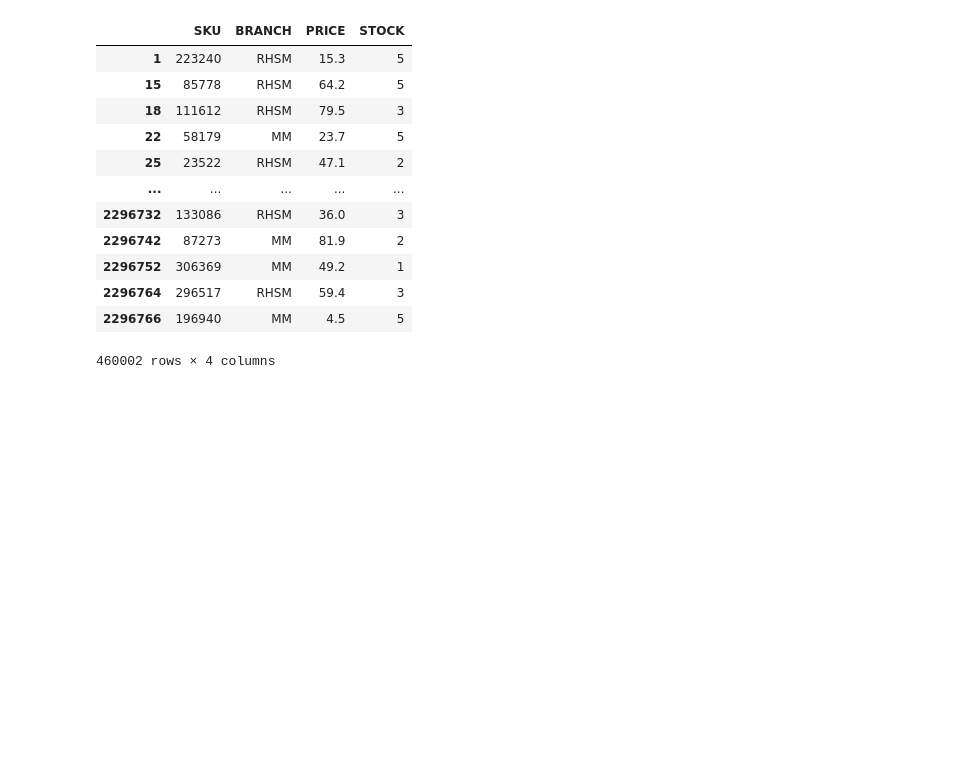
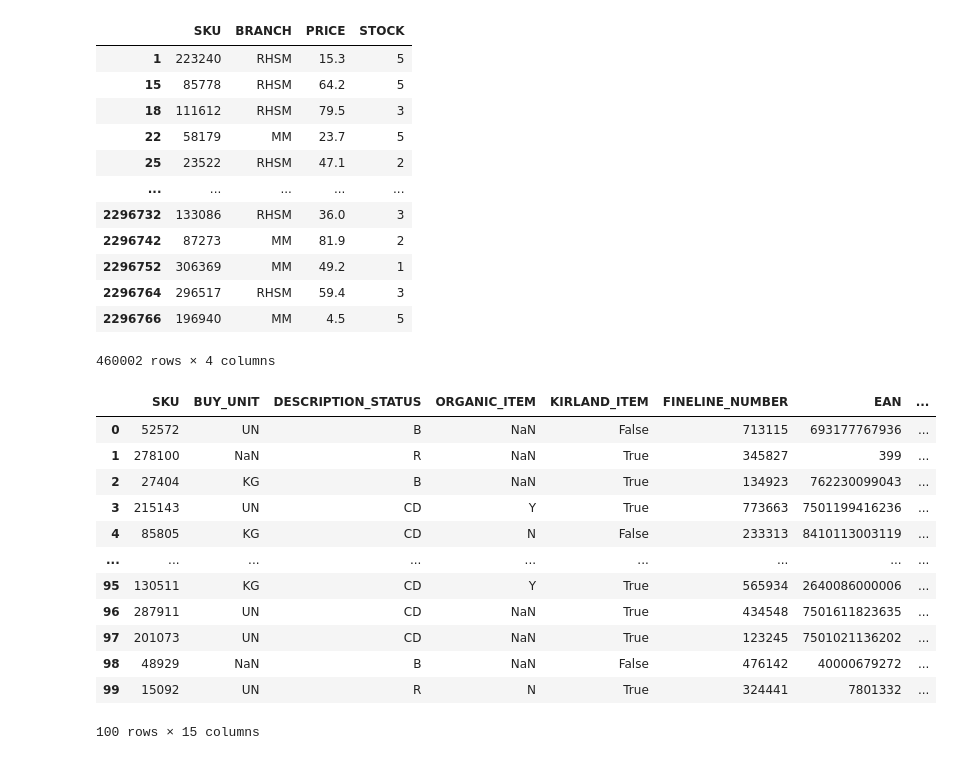
Before and after one commit to jechea14/backend-integrations-test, a Jupyter notebook: integrations/richart_wholesale_club/ingestion.ipynb, the cells around one changed output. Cells and saved outputs as stored; diff of their text form; code cells hidden in the pictures; blank space fills up the shorter version.

```diff
--- a/integrations/richart_wholesale_club/ingestion.ipynb
+++ b/integrations/richart_wholesale_club/ingestion.ipynb
@@ -54,3 +54,22 @@ filt_prices_stock
 | 2296764 | 296517 | RHSM | 59.4 | 3 |
 | 2296766 | 196940 | MM | 4.5 | 5 |
 460002 rows × 4 columns
+# %%
+new_products = products_df['ITEM_DESCRIPTION'].str.replace("[<p>/]","")
+products_df['ITEM_DESCRIPTION'] = new_products
+# %%
+products_df.head(100)
+# %% [output]
+|  | SKU | BUY_UNIT | DESCRIPTION_STATUS | ORGANIC_ITEM | KIRLAND_ITEM | FINELINE_NUMBER | EAN | ... |
+| 0 | 52572 | UN | B | NaN | False | 713115 | 693177767936 | ... |
+| 1 | 278100 | NaN | R | NaN | True | 345827 | 399 | ... |
+| 2 | 27404 | KG | B | NaN | True | 134923 | 762230099043 | ... |
+| 3 | 215143 | UN | CD | Y | True | 773663 | 7501199416236 | ... |
+| 4 | 85805 | KG | CD | N | False | 233313 | 8410113003119 | ... |
+| ... | ... | ... | ... | ... | ... | ... | ... | ... |
+| 95 | 130511 | KG | CD | Y | True | 565934 | 2640086000006 | ... |
+| 96 | 287911 | UN | CD | NaN | True | 434548 | 7501611823635 | ... |
+| 97 | 201073 | UN | CD | NaN | True | 123245 | 7501021136202 | ... |
+| 98 | 48929 | NaN | B | NaN | False | 476142 | 40000679272 | ... |
+| 99 | 15092 | UN | R | N | True | 324441 | 7801332 | ... |
+100 rows × 15 columns
```
Also changed, not shown: parts of 2 cells of this notebook.
